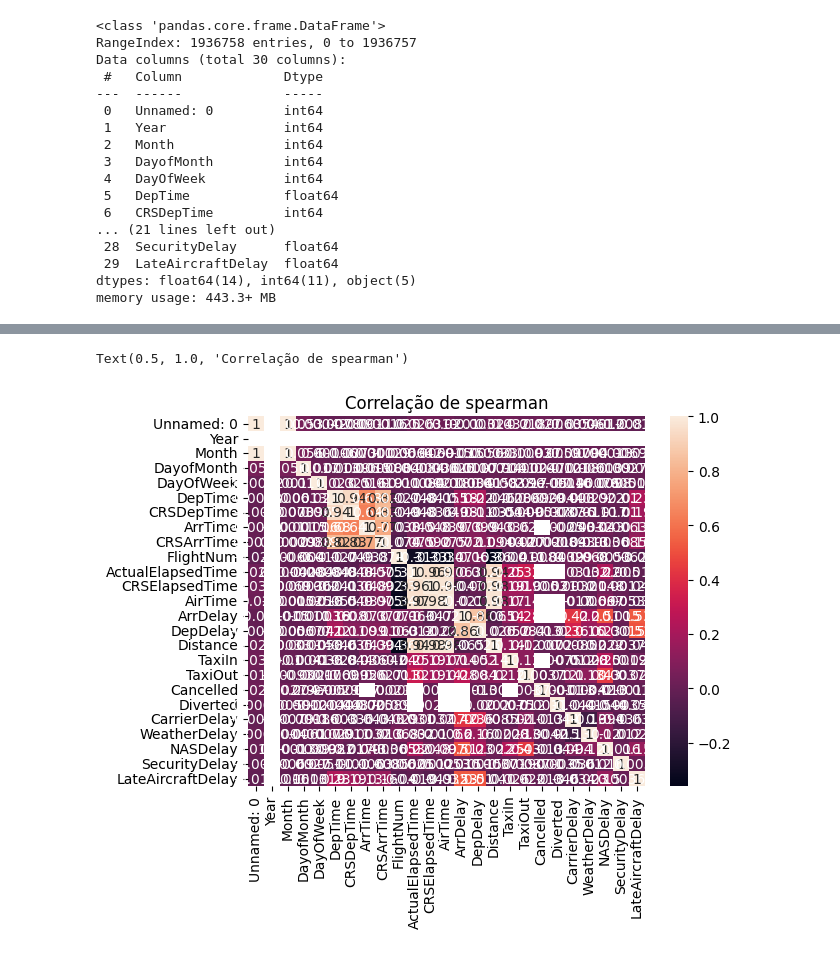
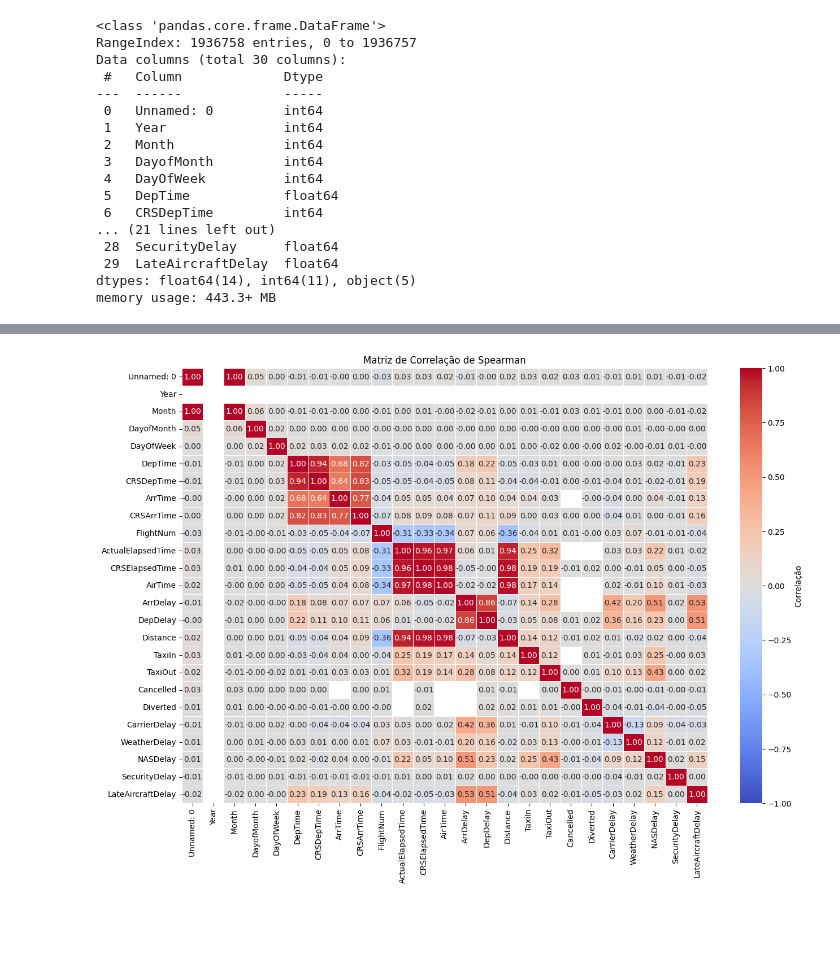
Before and after one commit to AdrielyZBoller/Projeto_Mod05_Ada_VemSerTech, a Jupyter notebook: projeto.ipynb, the cells around one changed output, grey strips where cells are left out. Drawn from its saved outputs; the diff is of its cells as text; code cells hidden in the pictures; blank space fills up the shorter version.

Commit message:
estilizando a correlação

```diff
--- a/projeto.ipynb
+++ b/projeto.ipynb
@@ -200,9 +200,28 @@ df_num.corr()
 | NASDelay | 0.009983 | NaN | 0.004422 | 0.003287 | -0.005954 | 0.048442 | -0.008550 | 0.030989 | 0.020631 | ... |
 | SecurityDelay | -0.003449 | NaN | -0.002948 | -0.000362 | 0.003653 | -0.009159 | -0.011851 | -0.005919 | -0.009240 | ... |
 | LateAircraftDelay | -0.003761 | NaN | -0.002194 | 0.005435 | 0.005588 | 0.169744 | 0.147540 | -0.025115 | 0.116522 | ... |
-# %%
-sns.heatmap(df_num.corr(method = "spearman"), annot=True)
-plt.title("Correlação de spearman")
-# %% [output]
-Text(0.5, 1.0, 'Correlação de spearman')
-[figure, removed]
+# %%
+
+import seaborn as sns
+import matplotlib.pyplot as plt
+
+# Ajustando o tamanho do gráfico
+plt.figure(figsize=(15, 10))
+
+# Criando a matriz de correlação de Spearman
+corr_matrix = df_num.corr(method="spearman")
+
+# Customizando o heatmap com Seaborn
+sns.heatmap(corr_matrix, annot=True,
+            cmap="coolwarm", # cores de azul até vermelhor
+            vmin=-1, vmax=1,  # Valores máximos e mínimos da barra de cor
+            fmt=".2f", linewidths=.5,
+            cbar_kws={"label": "Correlação"})
+
+# Adicionando título
+plt.title("Matriz de Correlação de Spearman")
+
+# Exibindo o gráfico
+plt.show()
+# %% [output]
+[figure, added]
```
